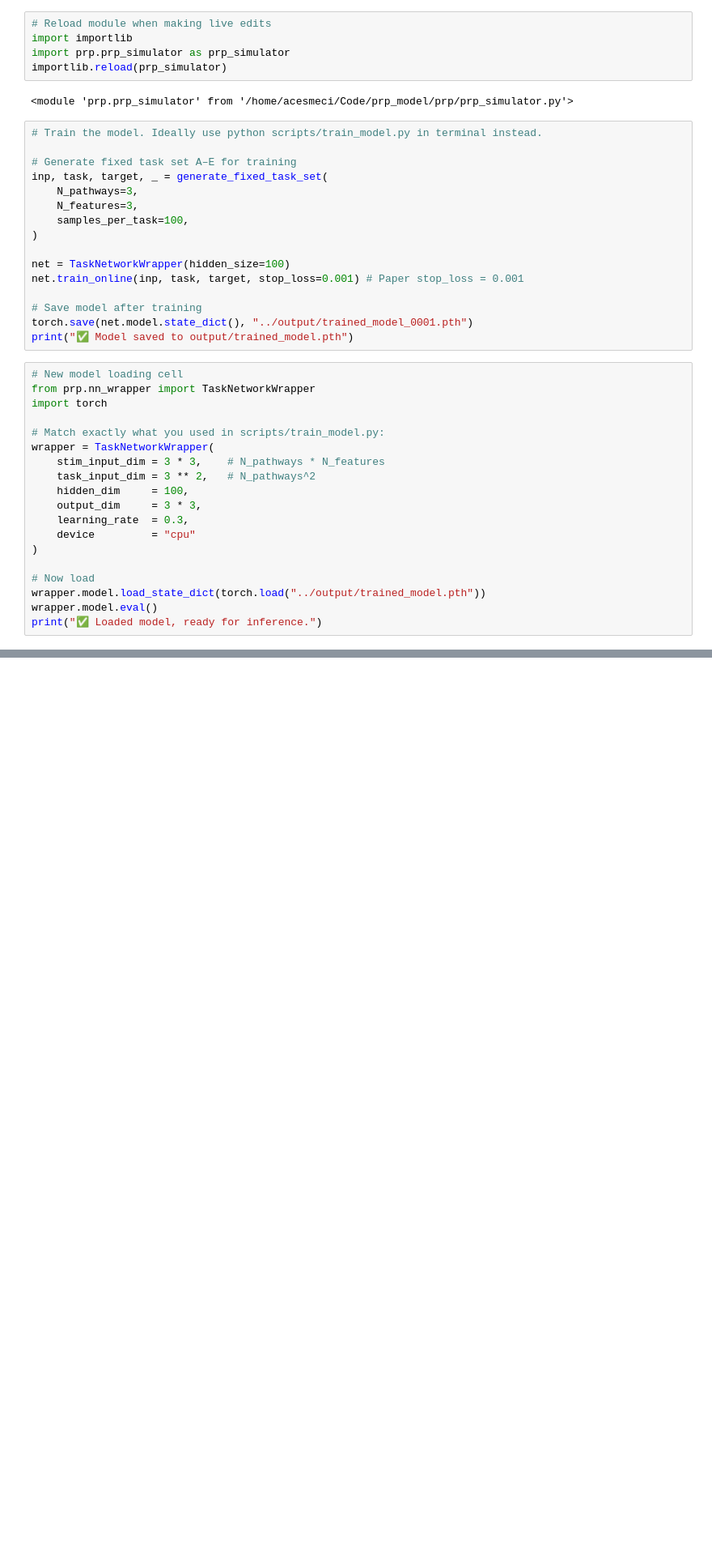
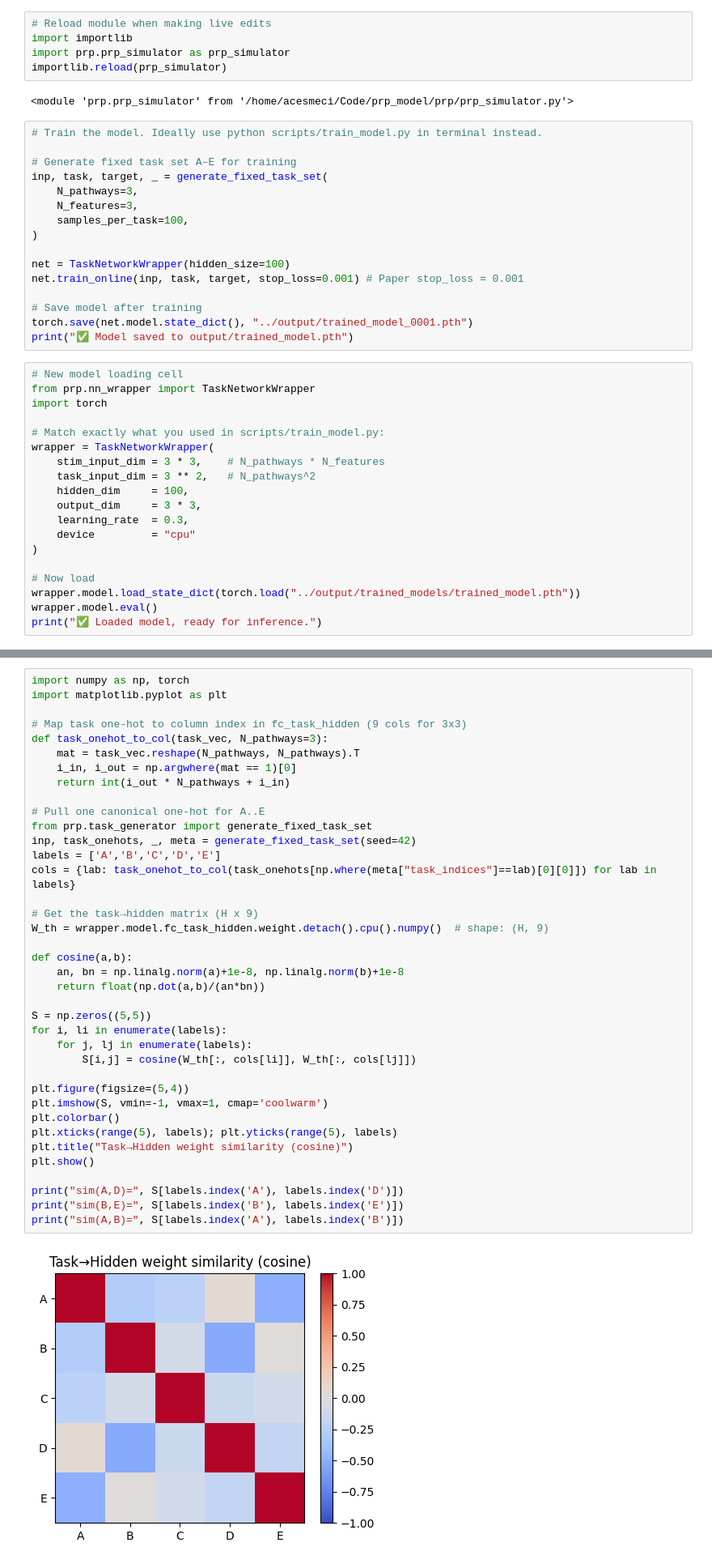
Before and after one commit to acesmeci/prp_model, a Jupyter notebook: notebooks/lca_experiments.ipynb, the cells around one changed output, grey strips where cells are left out. Shown at 81% size. Saved outputs shown, nothing was run; the diff lists cells and outputs as text; blank space fills up the shorter version.

```diff
--- a/notebooks/lca_experiments.ipynb
+++ b/notebooks/lca_experiments.ipynb
@@ -65,6 +65,6 @@ wrapper = TaskNetworkWrapper(
 )
 
 # Now load
-wrapper.model.load_state_dict(torch.load("../output/trained_model.pth"))
+wrapper.model.load_state_dict(torch.load("../output/trained_models/trained_model.pth"))
 wrapper.model.eval()
 print("✅ Loaded model, ready for inference.")
@@ -217,0 +223,40 @@ plt.show()
+# %%
+import numpy as np, torch
+import matplotlib.pyplot as plt
+
+# Map task one-hot to column index in fc_task_hidden (9 cols for 3x3)
+def task_onehot_to_col(task_vec, N_pathways=3):
+    mat = task_vec.reshape(N_pathways, N_pathways).T
+    i_in, i_out = np.argwhere(mat == 1)[0]
+    return int(i_out * N_pathways + i_in)
+
+# Pull one canonical one-hot for A..E
+from prp.task_generator import generate_fixed_task_set
+inp, task_onehots, _, meta = generate_fixed_task_set(seed=42)
+labels = ['A','B','C','D','E']
+cols = {lab: task_onehot_to_col(task_onehots[np.where(meta["task_indices"]==lab)[0][0]]) for lab in labels}
+
+# Get the task→hidden matrix (H x 9)
+W_th = wrapper.model.fc_task_hidden.weight.detach().cpu().numpy()  # shape: (H, 9)
+
+def cosine(a,b):
+    an, bn = np.linalg.norm(a)+1e-8, np.linalg.norm(b)+1e-8
+    return float(np.dot(a,b)/(an*bn))
+
+S = np.zeros((5,5))
+for i, li in enumerate(labels):
+    for j, lj in enumerate(labels):
+        S[i,j] = cosine(W_th[:, cols[li]], W_th[:, cols[lj]])
+
+plt.figure(figsize=(5,4))
+plt.imshow(S, vmin=-1, vmax=1, cmap='coolwarm')
+plt.colorbar()
+plt.xticks(range(5), labels); plt.yticks(range(5), labels)
+plt.title("Task→Hidden weight similarity (cosine)")
+plt.show()
+
+print("sim(A,D)=", S[labels.index('A'), labels.index('D')])
+print("sim(B,E)=", S[labels.index('B'), labels.index('E')])
+print("sim(A,B)=", S[labels.index('A'), labels.index('B')])
+# %% [output]
+[figure, added]
```
Also changed, not shown: parts of 6 cells of this notebook, 4 other files.
